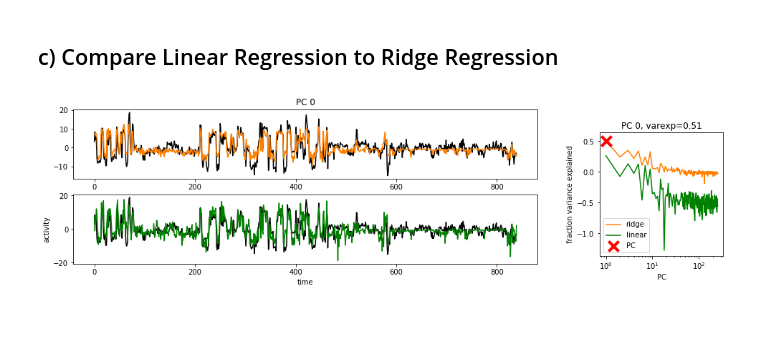
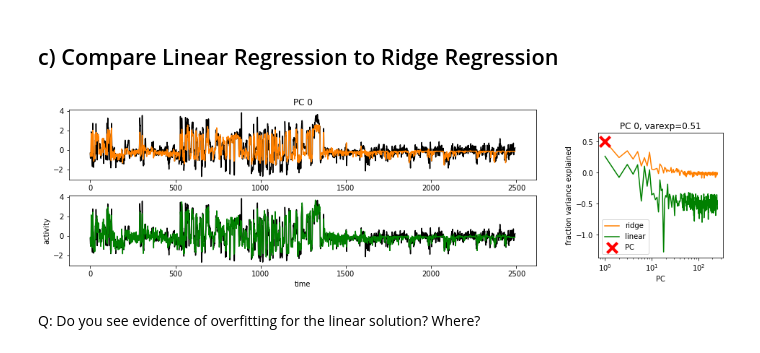
Before and after one commit to kbonnen/NeuromatchTeachingDemo, a Jupyter notebook: ridge-regression-tutorial-solution.ipynb, the cells around one changed output. Cells and saved outputs as stored; diff of their text form; code cells hidden in the pictures; blank space fills up the shorter version.

Commit message:
Edits to instructions and one final tweak to the regression comparison part of the tutorial.

```diff
--- a/ridge-regression-tutorial-solution.ipynb
+++ b/ridge-regression-tutorial-solution.ipynb
@@ -94,6 +92,8 @@ XYt = np.matmul(behavior_reduced[:,itrain], neural_reduced[:,itrain].T)  # SOLUT
 A = np.linalg.solve(XXt, XYt )
 
 Yhat_linear = np.matmul(A.T, behavior_reduced[:,itest])  # SOLUTION
+Yhat_train_linear = np.matmul(A.T, behavior_reduced[:,itrain]) # SOLUTION
+
 
 # Calculate the proportion of variance explained.
 varexp_linear = 1 - ((Yhat_linear - neural_reduced[:,itest])**2).sum(axis=1)/(neural_reduced[:,itest]**2).sum(axis=1)
@@ -135,6 +139,7 @@ XYt = np.matmul(behavior_reduced[:,itrain], neural_reduced[:,itrain].T)
 A = np.linalg.solve(XXt, XYt )
 
 Yhat_ridge = np.matmul(A.T, behavior_reduced[:,itest])  # SOLUTION
+Yhat_train_ridge = np.matmul(A.T, behavior_reduced[:,itrain]) # SOLUTION
 
 # Calculate the proportion of variance explained.
 varexp_ridge = 1 - ((Yhat_ridge - neural_reduced[:,itest])**2).sum(axis=1)/(neural_reduced[:,itest]**2).sum(axis=1)
@@ -165,31 +170,36 @@ plt.show()
 # %% [markdown]
 ## c) Compare Linear Regression to Ridge Regression
 # %%
-# plot of principal component activity and variance explained
+# plot of principal component activity from the training set and variance explained
 
 fig=plt.figure(figsize=(12,3))
 
 ipc = 0 ### which PC to plot
 
+# Plot Yhat for the training set for ridge regression
 ax = fig.add_axes([0.05,.55,.75,.45])
-ax.plot(binned_neural_reduced[ipc,itest],color=[0,0,0])
-ax.plot(Vpred_ridge[ipc], color=[1,.5,0])
+ax.plot(neural_reduced[ipc,itrain],color=[0,0,0])
+ax.plot(Yhat_train_ridge[ipc], color=[1,.5,0])
 ax.set_title('PC %d'%ipc)
 
+# Plot Yhat for the training set for linear regression
 ax = fig.add_axes([0.05,0,.75,.45])
-ax.plot(binned_neural_reduced[ipc,itest],color=[0,0,0])
-ax.plot(Vpred_linear[ipc],  color=[0.,.5,0])
+ax.plot(neural_reduced[ipc,itrain],color=[0,0,0])
+ax.plot(Yhat_train_linear[ipc],  color=[0.,.5,0])
 ax.set_xlabel('time')
 ax.set_ylabel('activity')
 
+# Plot the variance explained
 ax = fig.add_axes([0.9,.05, .2, .8])
 ax.scatter(ipc+1, varexp_ridge[ipc],marker='x',color='r',s=200, lw=4, zorder=10)
 ax.semilogx(np.arange(1,varexp_ridge.size+1), varexp_ridge, color=[1,.5,0])
 ax.semilogx(np.arange(1,varexp_linear.size+1), varexp_linear, color=[0.,.5,0])
 ax.set_xlabel('PC')
 ax.set_ylabel('fraction variance explained')
 ax.set_title('PC %d, varexp=%0.2f'%(ipc,varexp_ridge[ipc]))
 ax.legend(['ridge','linear','PC'])
 plt.show()
 # %% [output]
-[figure, old version]
+[figure, new version]
+# %% [markdown]
+Q: Do you see evidence of overfitting for the linear solution? Where?
```
Also changed, not shown: parts of 3 cells of this notebook, 2 other files.
